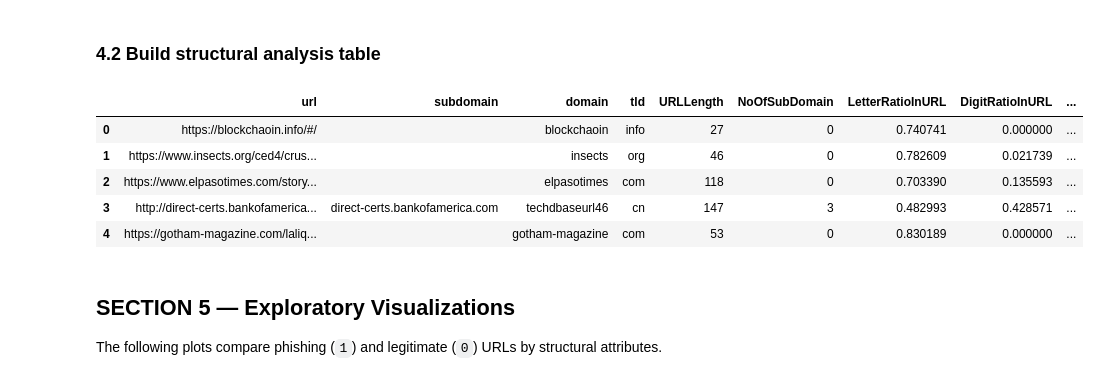
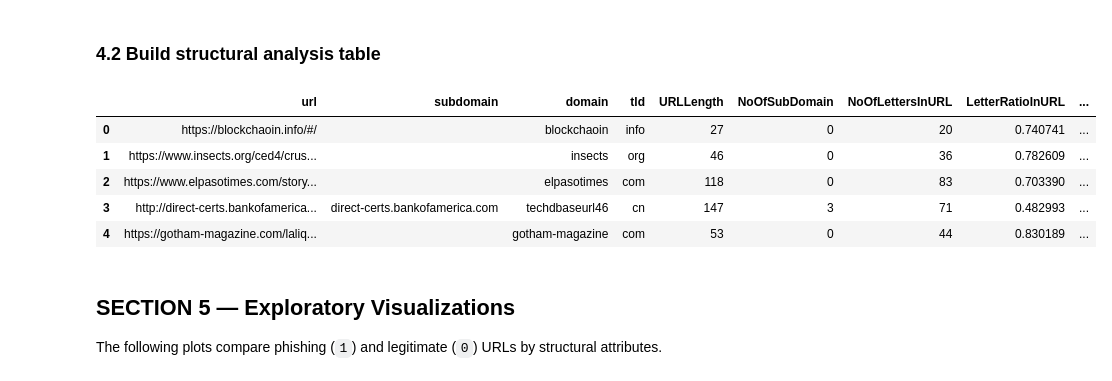
Before and after one commit to NafisNaufal/phishing-url-detection, a Jupyter notebook: eda.ipynb, the cells around one changed output. Saved outputs shown, nothing was run; the diff lists cells and outputs as text; code cells hidden in the pictures.

```diff
--- a/eda.ipynb
+++ b/eda.ipynb
@@ -342,6 +342,10 @@ def count_subdomains(subdomain: str) -> int:
     return len([p for p in subdomain.split(".") if p])
 
 
+def count_letters(text: str) -> int:
+    return len(re.findall(r"[A-Za-z]", text))
+
+
 def count_special_chars(text: str) -> int:
     return len(re.findall(r"[^A-Za-z0-9]", text))
 
@@ -354,39 +358,40 @@ def get_path_length(url: str) -> int:
 # %%
 # Build structural analysis dataframe
 analysis_df = df.copy()
 analysis_df["URLLength"] = analysis_df["url"].str.len()
 
 parts = analysis_df["url"].apply(extract_parts)
 analysis_df[["subdomain", "domain", "tld"]] = pd.DataFrame(parts.tolist(), index=analysis_df.index)
 
 analysis_df["DomainLength"] = analysis_df["domain"].str.len()
 analysis_df["NoOfSubDomain"] = analysis_df["subdomain"].apply(count_subdomains)
+analysis_df["NoOfLettersInURL"] = analysis_df["url"].apply(count_letters)
 analysis_df["LetterRatioInURL"] = np.where(
     analysis_df["URLLength"] > 0,
-    analysis_df["url"].str.count(r"[A-Za-z]") / analysis_df["URLLength"],
+    analysis_df["NoOfLettersInURL"] / analysis_df["URLLength"],
     0.0,
 )
 analysis_df["DigitRatioInURL"] = np.where(
     analysis_df["URLLength"] > 0,
     analysis_df["url"].str.count(r"[0-9]") / analysis_df["URLLength"],
     0.0,
 )
 analysis_df["NoOfSpecialCharsInURL"] = analysis_df["url"].apply(count_special_chars)
 analysis_df["PathLength"] = analysis_df["url"].apply(get_path_length)
 analysis_df["IsHTTPS"] = analysis_df["url"].str.lower().str.startswith("https").astype(int)
 
 analysis_df[[
     "url", "subdomain", "domain", "tld", "URLLength",
-    "NoOfSubDomain", "LetterRatioInURL", "DigitRatioInURL",
+    "NoOfSubDomain", "NoOfLettersInURL", "LetterRatioInURL", "DigitRatioInURL",
     "NoOfSpecialCharsInURL", "PathLength", "IsHTTPS", "label"
 ]].head()
 # %% [output]
-|  | url | subdomain | domain | tld | URLLength | NoOfSubDomain | LetterRatioInURL | DigitRatioInURL | ... |
-| 0 | https://blockchaoin.info/#/ |  | blockchaoin | info | 27 | 0 | 0.740741 | 0.000000 | ... |
-| 1 | https://www.insects.org/ced4/crus... |  | insects | org | 46 | 0 | 0.782609 | 0.021739 | ... |
-| 2 | https://www.elpasotimes.com/story... |  | elpasotimes | com | 118 | 0 | 0.703390 | 0.135593 | ... |
-| 3 | http://direct-certs.bankofamerica... | direct-certs.bankofamerica.com | techdbaseurl46 | cn | 147 | 3 | 0.482993 | 0.428571 | ... |
-| 4 | https://gotham-magazine.com/laliq... |  | gotham-magazine | com | 53 | 0 | 0.830189 | 0.000000 | ... |
+|  | url | subdomain | domain | tld | URLLength | NoOfSubDomain | NoOfLettersInURL | LetterRatioInURL | ... |
+| 0 | https://blockchaoin.info/#/ |  | blockchaoin | info | 27 | 0 | 20 | 0.740741 | ... |
+| 1 | https://www.insects.org/ced4/crus... |  | insects | org | 46 | 0 | 36 | 0.782609 | ... |
+| 2 | https://www.elpasotimes.com/story... |  | elpasotimes | com | 118 | 0 | 83 | 0.703390 | ... |
+| 3 | http://direct-certs.bankofamerica... | direct-certs.bankofamerica.com | techdbaseurl46 | cn | 147 | 3 | 71 | 0.482993 | ... |
+| 4 | https://gotham-magazine.com/laliq... |  | gotham-magazine | com | 53 | 0 | 44 | 0.830189 | ... |
 # %% [markdown]
 ## SECTION 5 — Exploratory Visualizations
 
```
Also changed, not shown: parts of 11 cells of this notebook, 2 other files.
